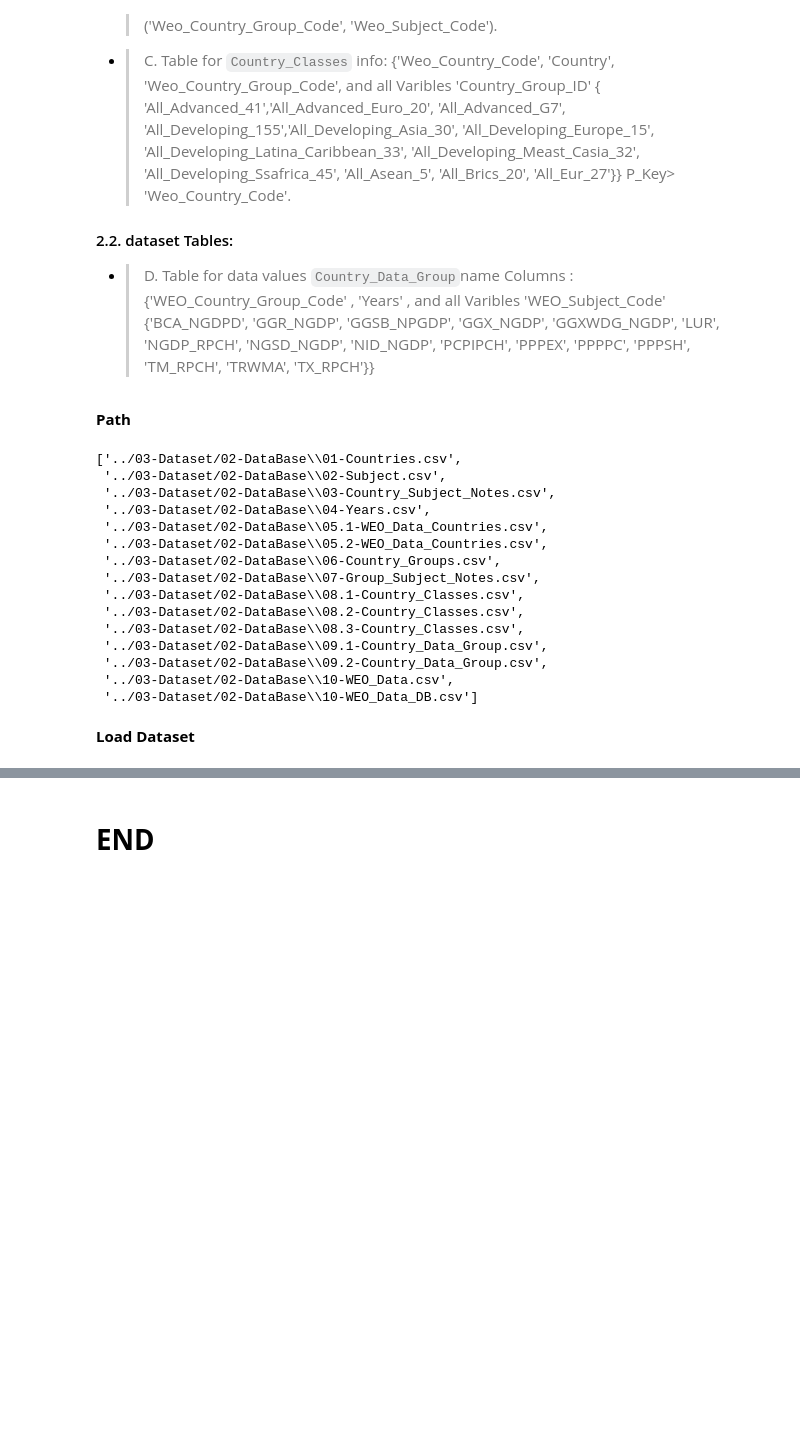
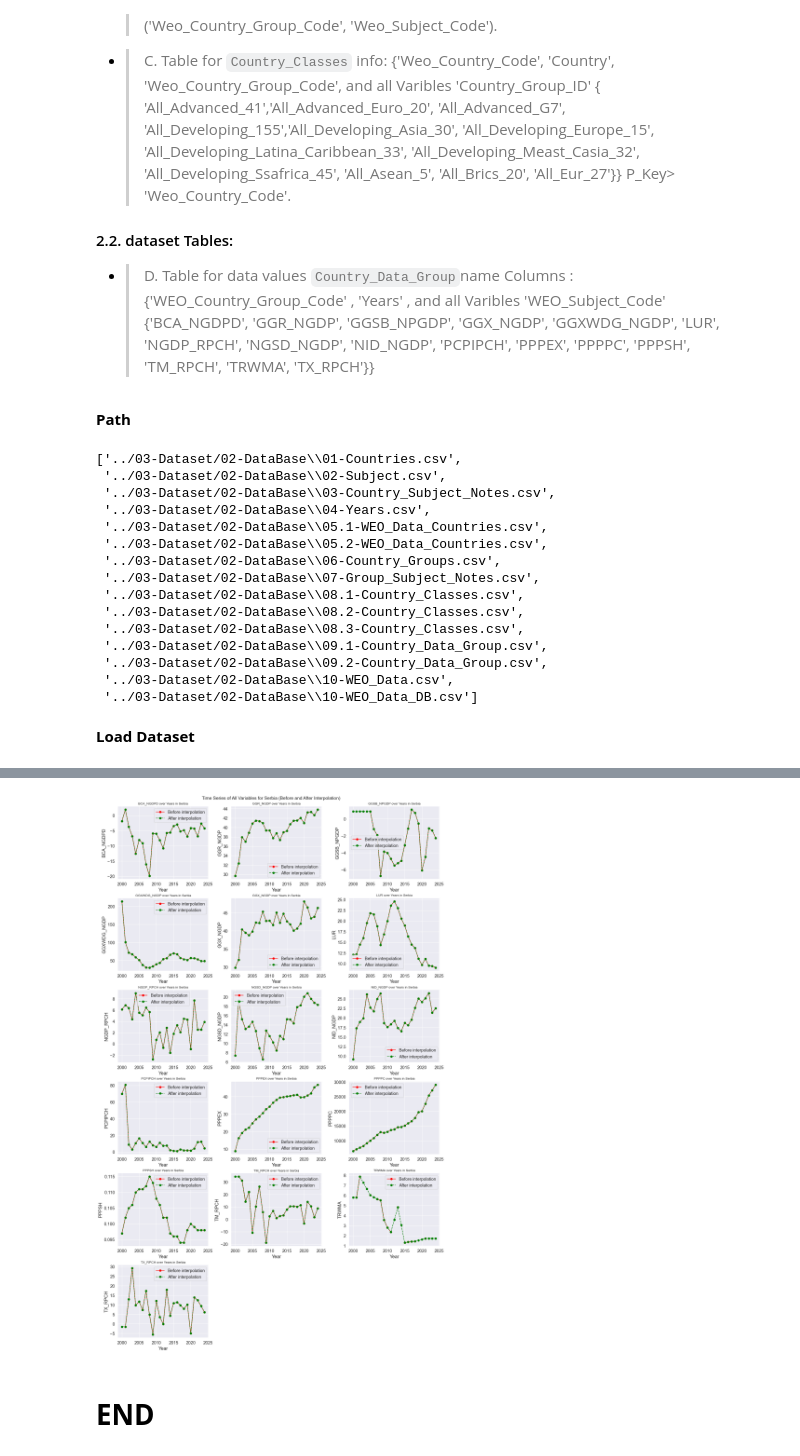
Before and after one commit to MohamedataS/Inflation-Forecasting-PanelModels, a Jupyter notebook: 04-Clean_Organize_EDA/05-Null_Value.ipynb, the cells around one changed output, grey strips where cells are left out. Saved outputs shown, nothing was run; the diff lists cells and outputs as text; code cells hidden in the pictures; blank space fills up the shorter version.

```diff
--- a/04-Clean_Organize_EDA/05-Null_Value.ipynb
+++ b/04-Clean_Organize_EDA/05-Null_Value.ipynb
@@ -135,0 +241,17 @@ df_cleaned
+# %%
+# Sort the data by Country and Year
+df_sorted = filtered_df2.sort_values(by=['Country', 'Year']).copy()
+
+# Select the data columns to interpolate
+data_columns = [col for col in filtered_df2.columns if col not in ['WEO_Country_Code', 'Country', 'Advanced_Country', 'Year']]
+
+def interpolate_country(group):
+    # Perform linear interpolation over time for each variable within each country
+    group[data_columns] = group[data_columns].interpolate(method='linear', limit_direction='both')
+    return group
+
+# Apply the interpolation function to each country
+df_interpolated = df_sorted.groupby('Country').apply(interpolate_country,include_groups=False).reset_index()
+
+# Drop "level_1"
+df_interpolated.drop(columns='level_1', inplace=True)
@@ -135,0 +278,38 @@ df_cleaned
+# %%
+# Select the country
+country_name = 'Serbia'#'Belarus'  # Change this as needed
+
+# Columns to interpolate (already defined earlier)
+# data_columns = [col for col in filtered_df2.columns if col not in ['WEO_Country_Code', 'Country', 'Advanced_Country', 'Year']]
+
+# Filter data before and after interpolation
+before = filtered_df2[filtered_df2['Country'] == country_name]
+after = df_interpolated[df_interpolated['Country'] == country_name]
+
+# Create subplots
+n_cols = 3
+n_rows = (len(data_columns) + n_cols - 1) // n_cols
+fig, axes = plt.subplots(n_rows, n_cols, figsize=(15, n_rows * 4), constrained_layout=True)
+
+for i, col in enumerate(data_columns):
+    row, col_idx = divmod(i, n_cols)
+    ax = axes[row, col_idx]
+
+    ax.plot(before['Year'], before[col], 'o-', label='Before interpolation', color='red')
+    ax.plot(after['Year'], after[col], 'o--', label='After interpolation', color='green')
+
+    ax.set_title(f'{col} over Years in {country_name}', fontsize=10)
+    ax.set_xlabel('Year')
+    ax.set_ylabel(col)
+    ax.legend()
+    ax.grid(True)
+
+# Hide any unused subplots
+for j in range(len(data_columns), n_rows * n_cols):
+    fig.delaxes(axes.flatten()[j])
+
+# Main title
+plt.suptitle(f'Time Series of All Variables for {country_name} (Before and After Interpolation)', fontsize=14)
+plt.show()
+# %% [output]
+[figure, added]
```
Also changed, not shown: parts of 12 cells of this notebook, 33 other files.
